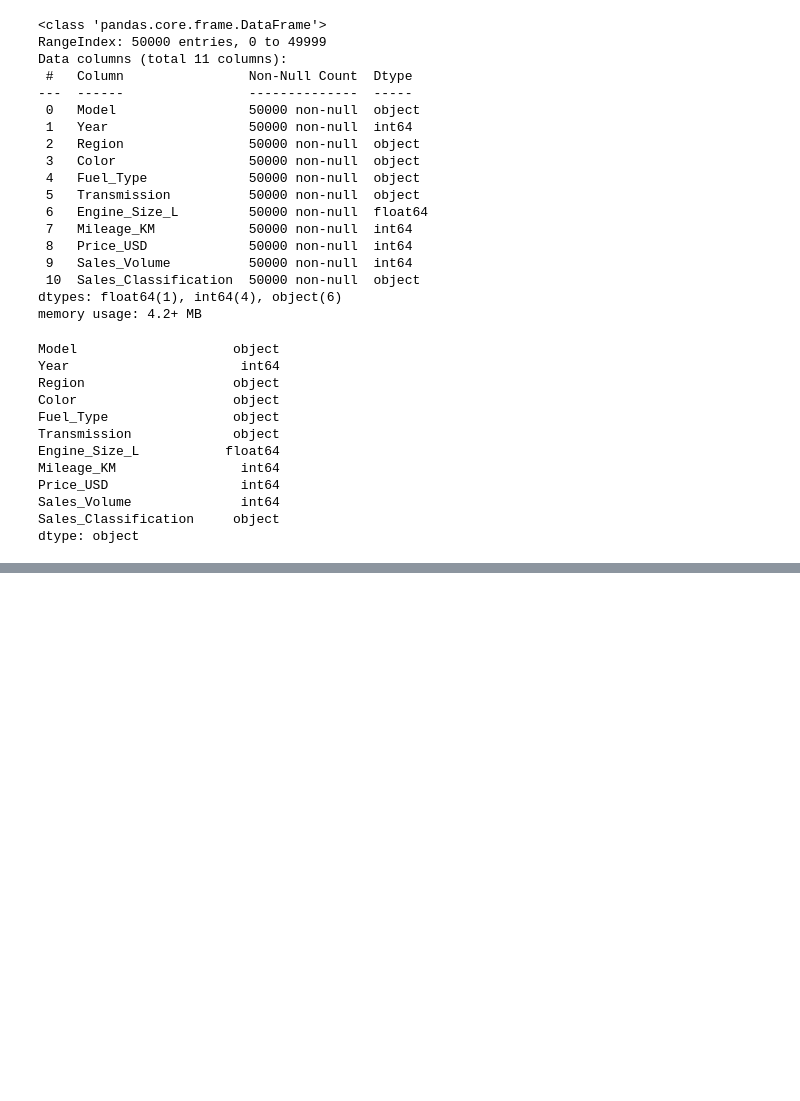
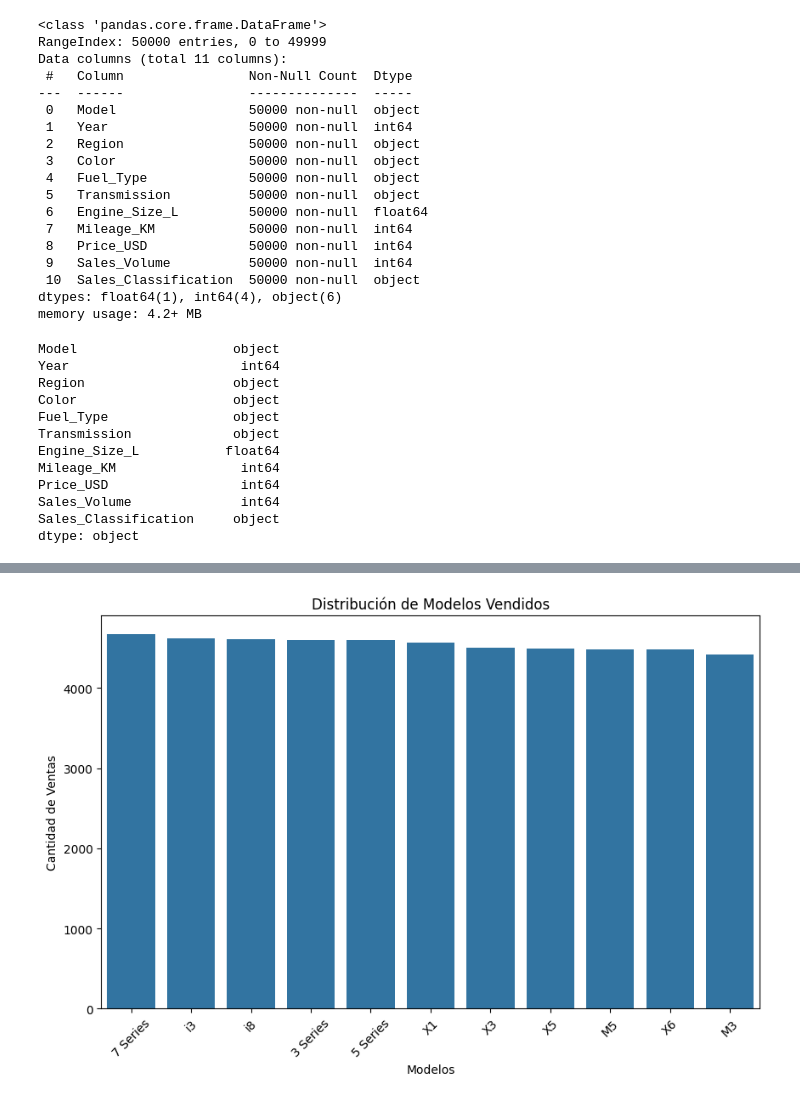
Before and after one commit to josuemarinab/bmw_analysis, a Jupyter notebook: modelo_bmw.ipynb, the cells around one changed output, grey strips where cells are left out. Cells and saved outputs as stored; diff of their text form; code cells hidden in the pictures; blank space fills up the shorter version.

```diff
--- a/modelo_bmw.ipynb
+++ b/modelo_bmw.ipynb
@@ -82,0 +143,11 @@ dtype: object
+# %%
+# Graficar distrubución de modelos vendidos
+plt.figure(figsize=(10,6))
+sns.countplot(data=df_bmw, x='Model', order=df_bmw['Model'].value_counts().index)
+plt.title('Distribución de Modelos Vendidos')
+plt.xlabel('Modelos')
+plt.ylabel('Cantidad de Ventas')
+plt.xticks(rotation=45)
+plt.show()
+# %% [output]
+[figure, added]
```
Also changed, not shown: parts of 25 cells of this notebook.
